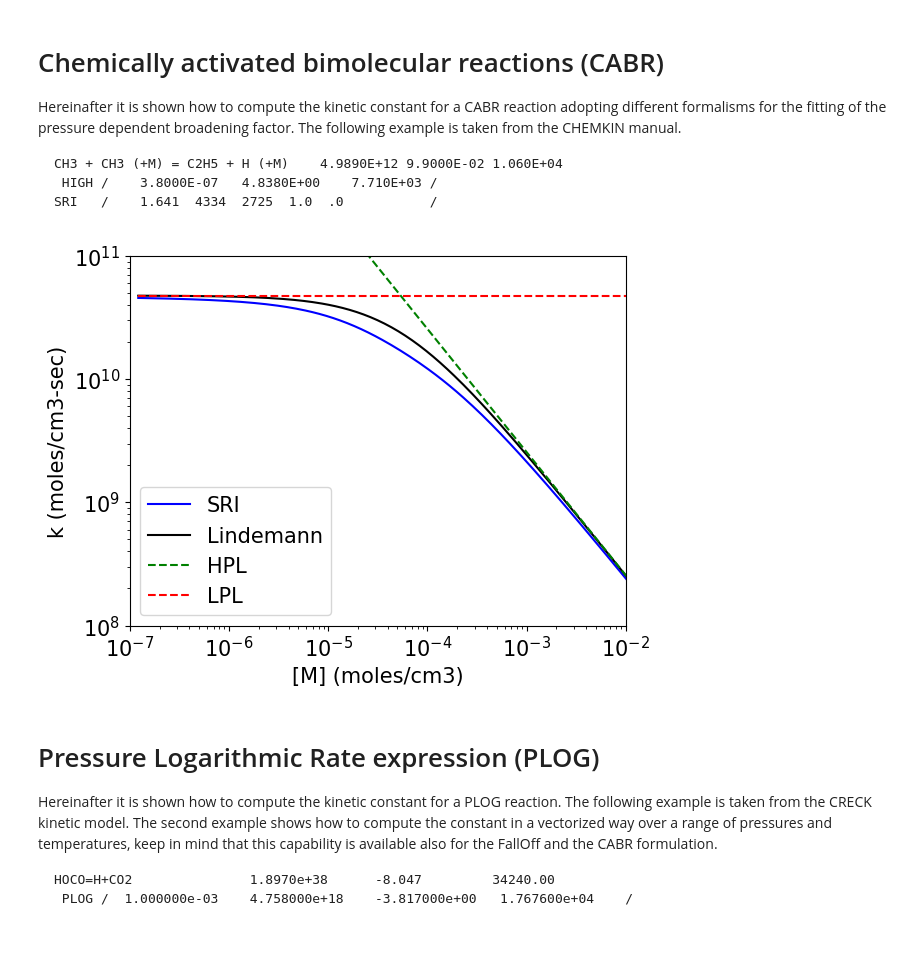
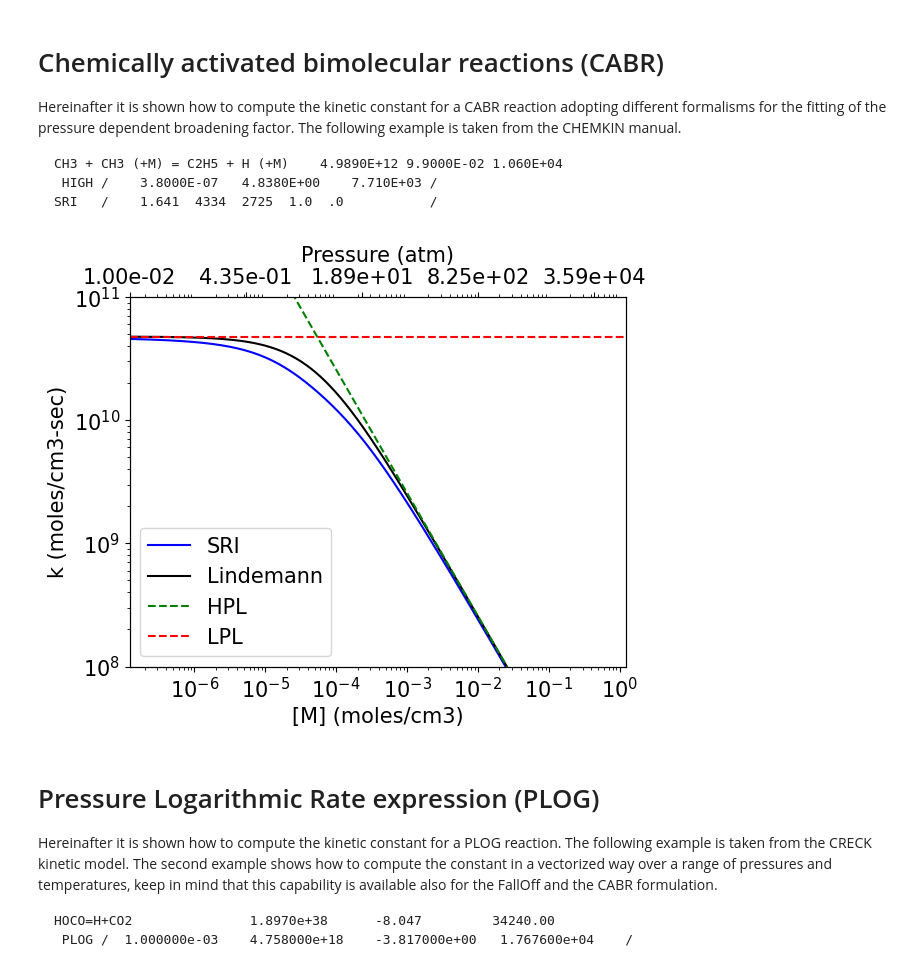
Before and after one commit to tdinelli/diffPLOG2TROE, a Jupyter notebook: examples/KineticConstants.ipynb, the cells around one changed output. Drawn from its saved outputs; the diff is of its cells as text; code cells hidden in the pictures; blank space fills up the shorter version.

```diff
--- a/examples/KineticConstants.ipynb
+++ b/examples/KineticConstants.ipynb
@@ -123,20 +144,28 @@ for p in P:
     _kcl, _, _, _ = kinetic_constant_cabr(cabr_lindemann, T, p)
     kcl.append(_kcl)
 # %%
-plt.plot(M, kc, 'b-', label="SRI")
-plt.plot(M, kcl, 'k-', label="Lindemann")
-plt.plot(M, kInf, "g--", label="HPL")
-plt.plot(M, k0, "r--", label="LPL")
-plt.yscale("log")
-plt.xscale("log")
-plt.xlim([1e-7, 0.01])
+fig, ax = plt.subplots()
+ax.plot(M, kc, 'b-', label="SRI")
+ax.plot(M, kcl, 'k-', label="Lindemann")
+ax.plot(M, kInf, "g--", label="HPL")
+ax.plot(M, k0, "r--", label="LPL")
+ax.set_yscale("log")
+ax.set_xscale("log")
+ax.set_xlim([min(M), max(M)])
 plt.ylim([1e8, 1e11])
-plt.xlabel("[M] (moles/cm3)")
-plt.ylabel("k (moles/cm3-sec)")
-plt.legend()
+ax.set_xlabel("[M] (moles/cm3)")
+ax.set_ylabel("k (moles/cm3-sec)")
+ax.legend(loc="lower left")
+
+ax_top = ax.twiny()
+ax_top.set_xlim(ax.get_xlim())
+ax_top.set_xscale('log')
+ax_top.set_xticks(M[::70])
+ax_top.set_xticklabels([f'{p:.2e}' for p in P[::70]])
+ax_top.set_xlabel("Pressure (atm)")
 plt.show()
 # %% [output]
-[figure, old version]
+[figure, new version]
 # %% [markdown]
 # Pressure Logarithmic Rate expression (PLOG)
 Hereinafter it is shown how to compute the kinetic constant for a PLOG reaction. The following example is taken from the CRECK kinetic model. The second example shows how to compute the constant in a vectorized way over a range of pressures and temperatures, keep in mind that this capability is available also for the FallOff and the CABR formulation.
```
Also changed, not shown: parts of 3 cells of this notebook, 5 other files.
